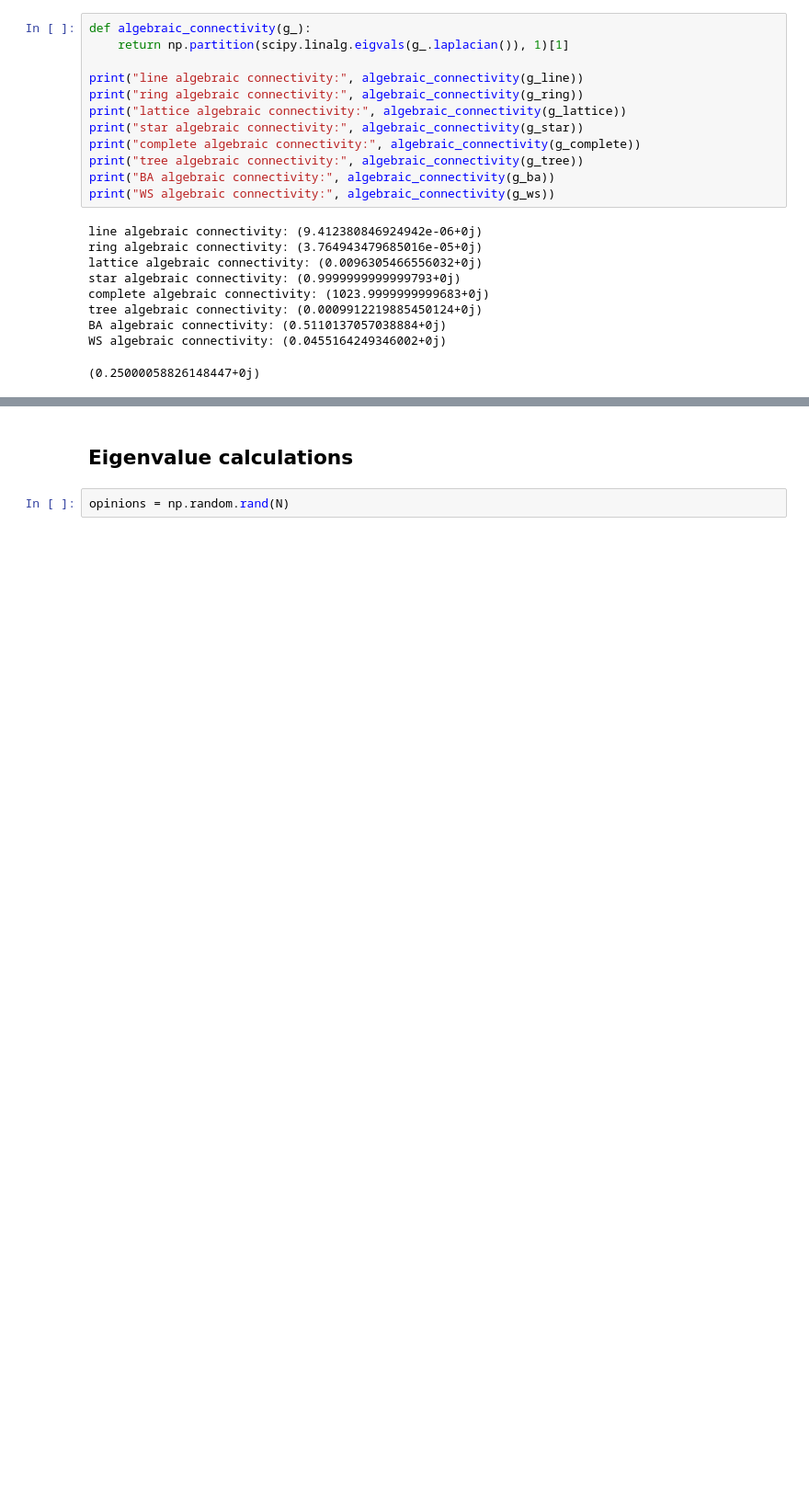
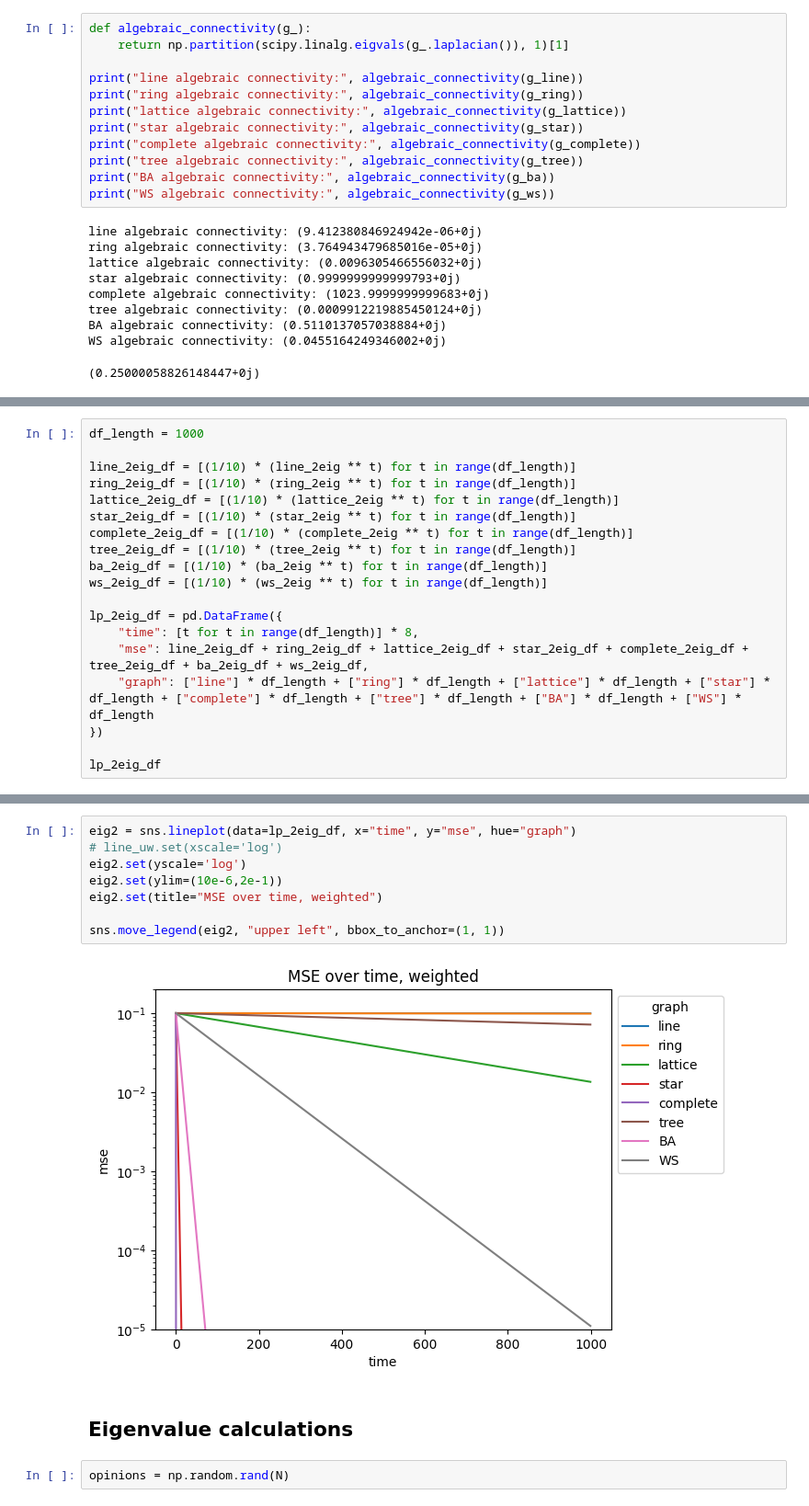
Before and after one commit to b-cho/graph-consensus, a Jupyter notebook: main.ipynb, the cells around one changed output, grey strips where cells are left out. Shown at 92% size. Drawn from its saved outputs; the diff is of its cells as text; blank space fills up the shorter version.

```diff
--- a/main.ipynb
+++ b/main.ipynb
@@ -478,0 +510,19 @@ WS algebraic connectivity: (0.0455164249346002+0j)
+# %%
+df_length = 1000
+
+line_2eig_df = [(1/10) * (line_2eig ** t) for t in range(df_length)]
+ring_2eig_df = [(1/10) * (ring_2eig ** t) for t in range(df_length)]
+lattice_2eig_df = [(1/10) * (lattice_2eig ** t) for t in range(df_length)]
+star_2eig_df = [(1/10) * (star_2eig ** t) for t in range(df_length)]
+complete_2eig_df = [(1/10) * (complete_2eig ** t) for t in range(df_length)]
+tree_2eig_df = [(1/10) * (tree_2eig ** t) for t in range(df_length)]
+ba_2eig_df = [(1/10) * (ba_2eig ** t) for t in range(df_length)]
+ws_2eig_df = [(1/10) * (ws_2eig ** t) for t in range(df_length)]
+
+lp_2eig_df = pd.DataFrame({
+    "time": [t for t in range(df_length)] * 8,
+    "mse": line_2eig_df + ring_2eig_df + lattice_2eig_df + star_2eig_df + complete_2eig_df + tree_2eig_df + ba_2eig_df + ws_2eig_df,
+    "graph": ["line"] * df_length + ["ring"] * df_length + ["lattice"] * df_length + ["star"] * df_length + ["complete"] * df_length + ["tree"] * df_length + ["BA"] * df_length + ["WS"] * df_length
+})
+
+lp_2eig_df
@@ -479,3 +543,13 @@ WS algebraic connectivity: (0.0455164249346002+0j)
+# %%
+eig2 = sns.lineplot(data=lp_2eig_df, x="time", y="mse", hue="graph")
+# line_uw.set(xscale='log')
+eig2.set(yscale='log')
+eig2.set(ylim=(10e-6,2e-1))
+eig2.set(title="MSE over time, weighted")
+
+sns.move_legend(eig2, "upper left", bbox_to_anchor=(1, 1))
+# %% [output]
+[figure, added]
 # %% [markdown]
 ## Eigenvalue calculations
 # %%
```
Also changed, not shown: parts of 4 cells of this notebook, 1 other file.
